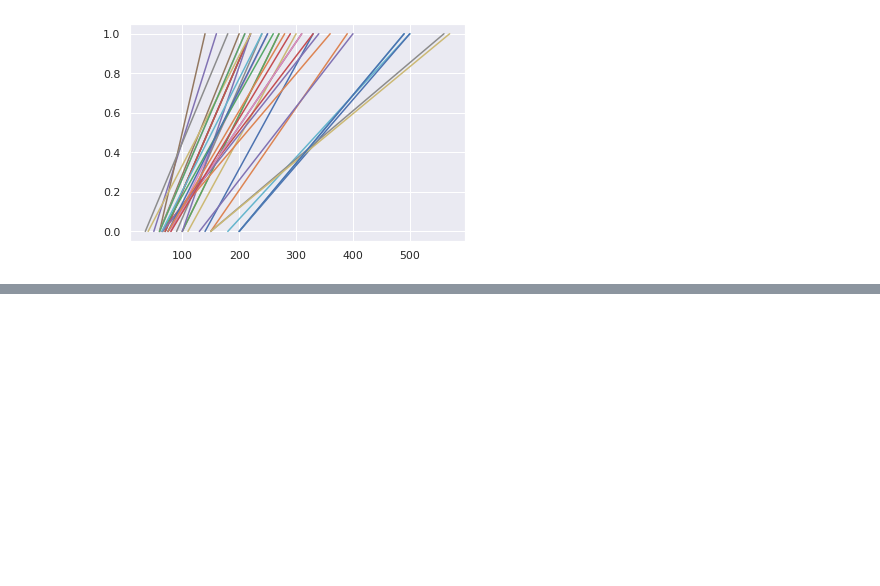
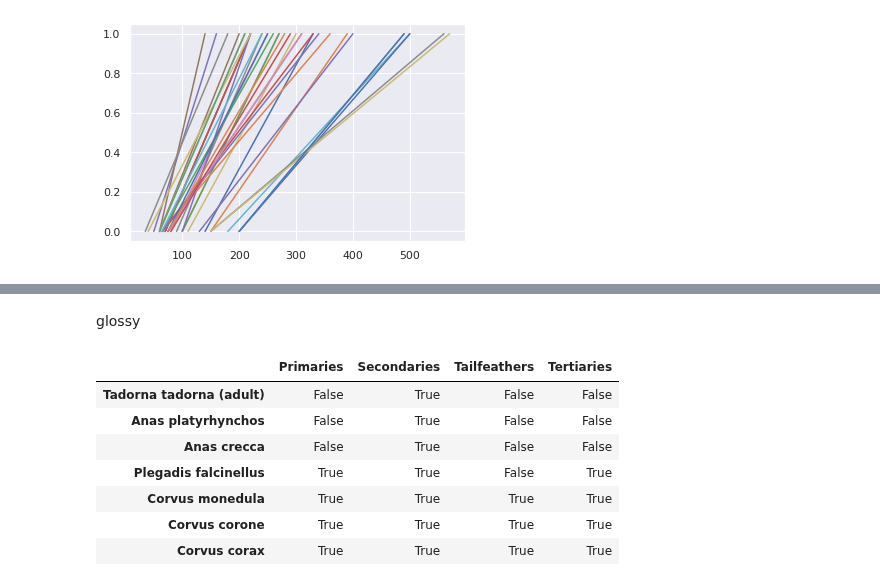
Before and after one commit to Maciej-GBS/SBC, a Jupyter notebook: knowledge/data-analysis.ipynb, the cells around one changed output, grey strips where cells are left out. Saved outputs shown, nothing was run; the diff lists cells and outputs as text; code cells hidden in the pictures; blank space fills up the shorter version.

```diff
--- a/knowledge/data-analysis.ipynb
+++ b/knowledge/data-analysis.ipynb
@@ -628,0 +608,18 @@ df_t.drop(columns=['MAX','MIN'], level=1)
+# %% [markdown]
+glossy
+# %%
+glossy = df_t.where(df_t.applymap(lambda e: 'glossy' in e)).dropna(how='all')
+# %%
+to_bool = lambda elem: type(elem) is str
+# %%
+glossy = pd.DataFrame({i:{c:to_bool(glossy.loc[i,c].any()) for c in glossy.columns.levels[0]} for i in glossy.index}).transpose()
+glossy
+# %% [output]
+|  | Primaries | Secondaries | Tailfeathers | Tertiaries |
+| Tadorna tadorna (adult) | False | True | False | False |
+| Anas platyrhynchos | False | True | False | False |
+| Anas crecca | False | True | False | False |
+| Plegadis falcinellus | True | True | False | True |
+| Corvus monedula | True | True | True | True |
+| Corvus corone | True | True | True | True |
+| Corvus corax | True | True | True | True |
```
Also changed, not shown: parts of 6 cells of this notebook, 1 other file.
